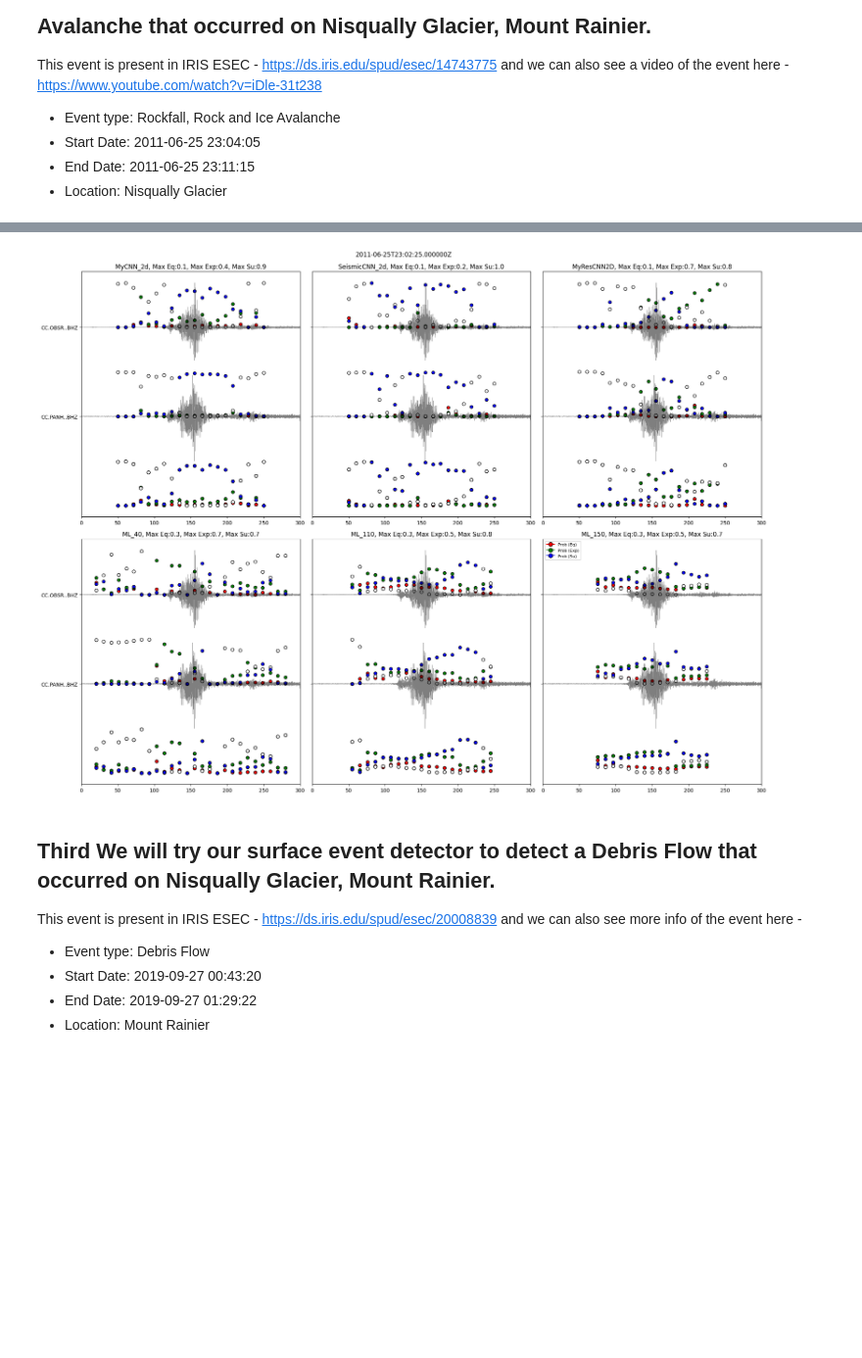
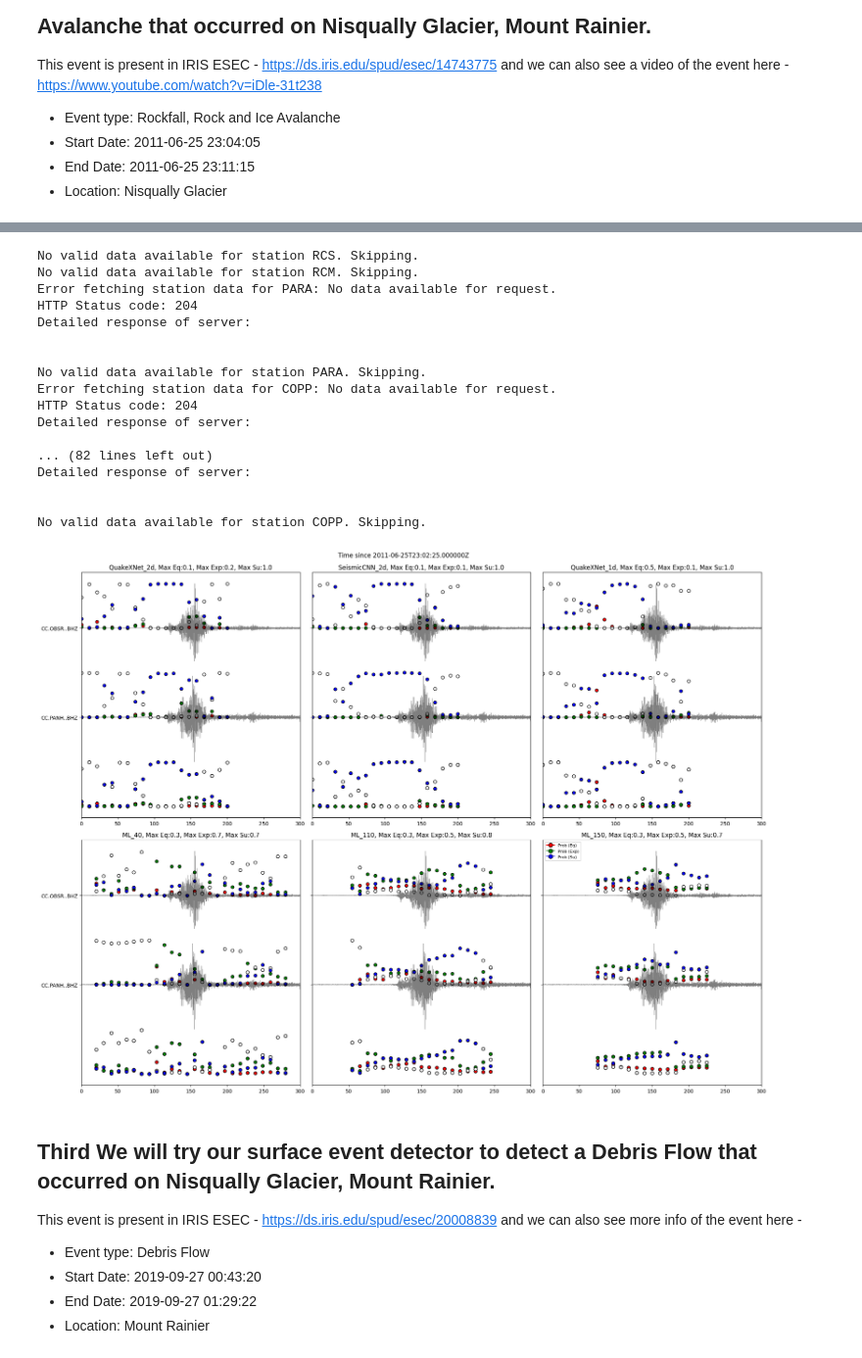
Before and after one commit to Akashkharita/Surface_Event_Detection, a Jupyter notebook: notebooks/classification_demo_surface_events_all_models.ipynb, the cells around one changed output, grey strips where cells are left out. Shown at 98% size. Cells and saved outputs as stored; diff of their text form; code cells hidden in the pictures; blank space fills up the shorter version.

```diff
--- a/notebooks/classification_demo_surface_events_all_models.ipynb
+++ b/notebooks/classification_demo_surface_events_all_models.ipynb
@@ -340,5 +299,5 @@ Reshaped data: (1, 3, 30000)
 # %%
-stn_probs_dl = stn_probs_dl = [(stn_probs_mycnn_2d, 'MyCNN_2d'), (stn_probs_seismiccnn_2d, 'SeismicCNN_2d'), (stn_probs_myrescnn_2d, 'MyResCNN2D')]
+stn_probs_dl = [(stn_probs_quakexnet_2d, 'QuakeXNet_2d'), (stn_probs_seismiccnn_2d, 'SeismicCNN_2d'), (stn_probs_quakexnet_1d, 'QuakeXNet_1d')]
 stn_probs_ml = [(stn_probs_ml_40, 'ML_40', 40), (stn_probs_ml_110, 'ML_110', 110), (stn_probs_ml_150, 'ML_150', 150)]
 plot_all_model_probs(stn_probs_dl, stn_probs_ml, big_reshaped_data, orig_sr, start_time, end_time, big_station_ids)
 # %% [output]
@@ -550,9 +417,24 @@ Reshaped data: (1, 3, 30000)
 # %%
-stn_probs_dl = stn_probs_dl = [(stn_probs_mycnn_2d, 'MyCNN_2d'), (stn_probs_seismiccnn_2d, 'SeismicCNN_2d'), (stn_probs_myrescnn_2d, 'MyResCNN2D')]
-stn_probs_ml = [(stn_probs_ml_40, 'ML_40', 40), (stn_probs_ml_110, 'ML_110', 110), (stn_probs_ml_150, 'ML_150', 150)]
-plot_all_model_probs(stn_probs_dl, stn_probs_ml, big_reshaped_data, orig_sr, start_time, end_time, big_station_ids)
+compute_model_preds(start_time, end_time, stations_id, location)
 # %% [output]
+No valid data available for station RCS. Skipping.
+No valid data available for station RCM. Skipping.
+Error fetching station data for PARA: No data available for request.
+HTTP Status code: 204
+Detailed response of server:
+
+
+No valid data available for station PARA. Skipping.
+Error fetching station data for COPP: No data available for request.
+HTTP Status code: 204
+Detailed response of server:
+
+... (82 lines left out)
+Detailed response of server:
+
+
+No valid data available for station COPP. Skipping.
-[figure, old version]
+[figure, new version]
 # %% [markdown]
 ## Third We will try our surface event detector to detect a Debris Flow that occurred on  Nisqually Glacier, Mount Rainier.
 
```
Also changed, not shown: parts of 17 cells of this notebook.
